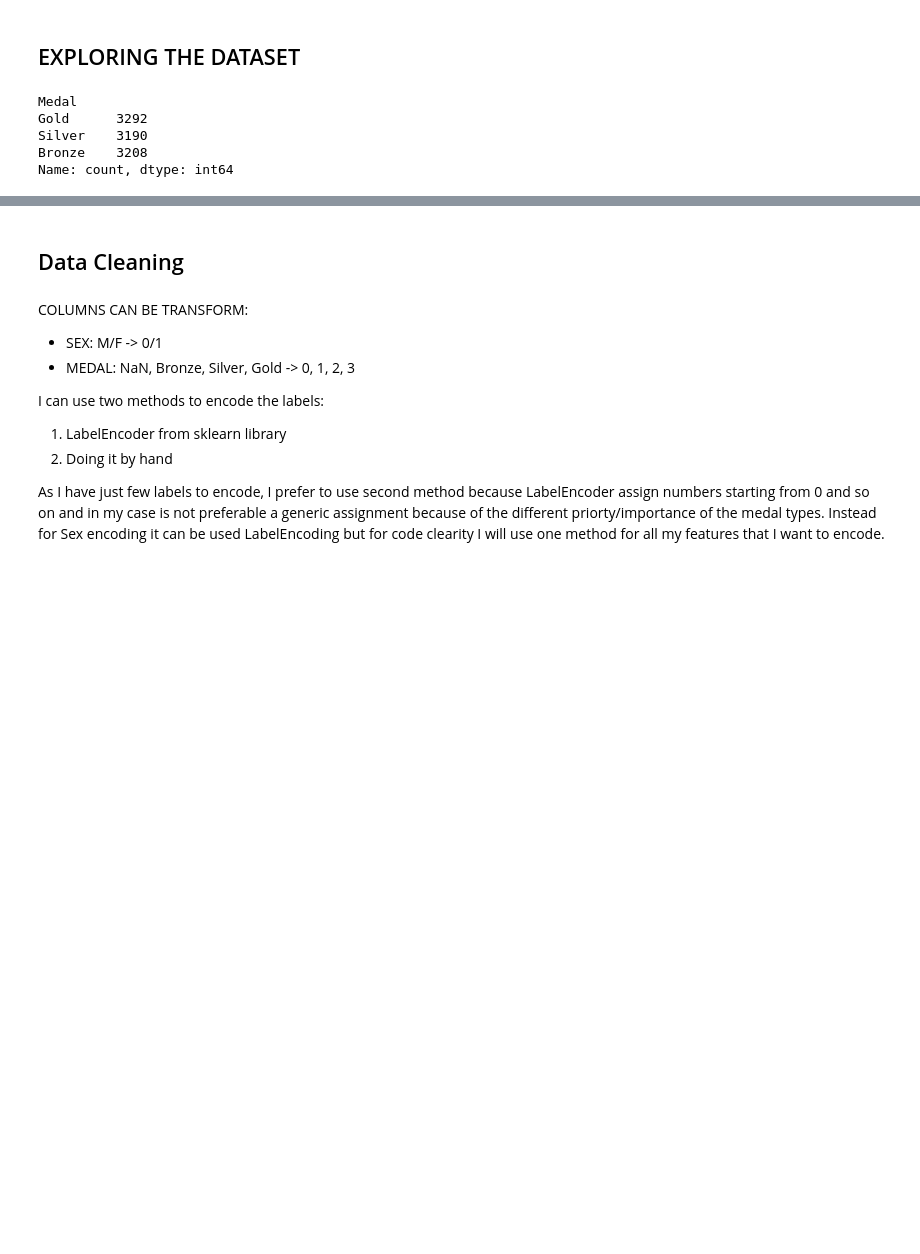
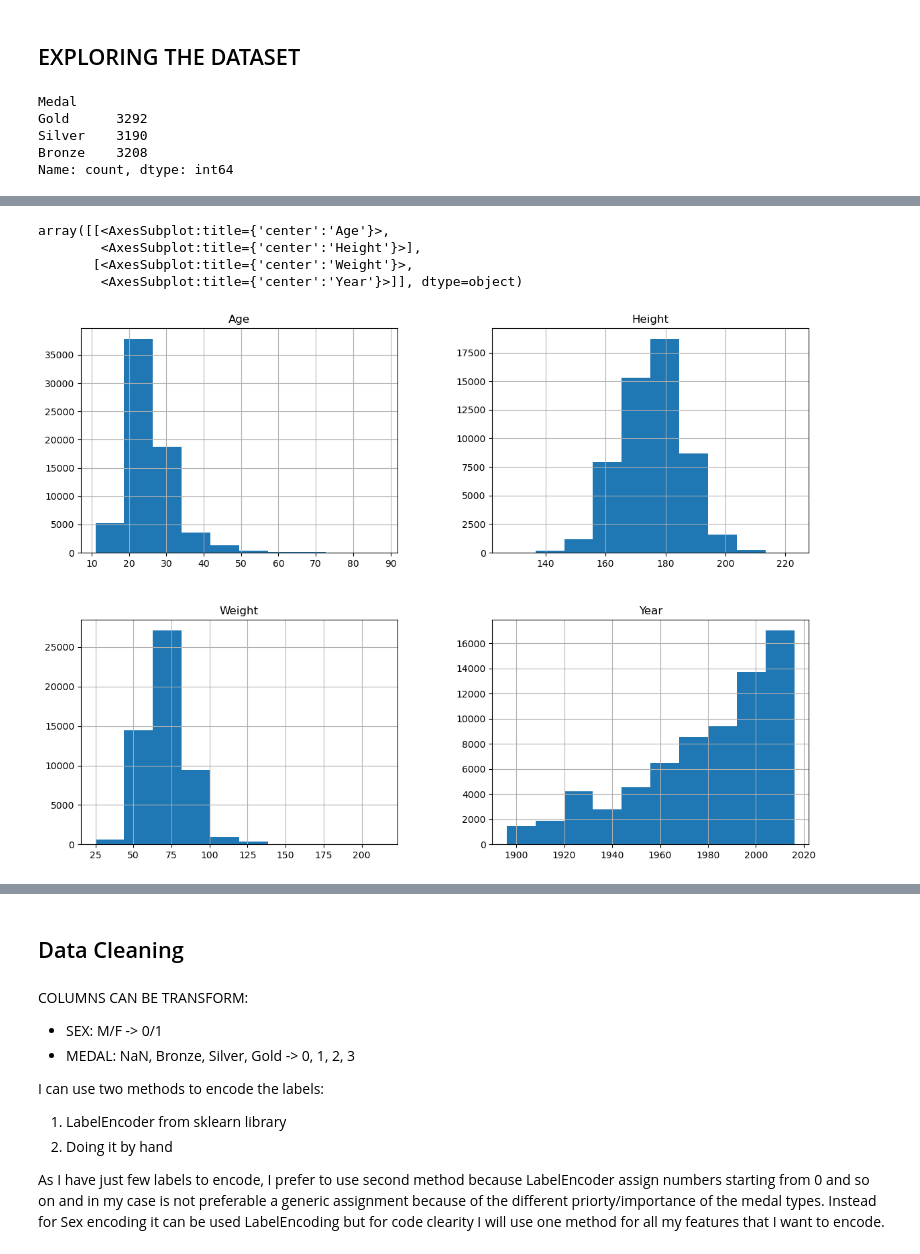
Before and after one commit to Onath/Programming_Project_Olympic_Data, a Jupyter notebook: VR503361_final_project_olympic_data.ipynb, the cells around one changed output, grey strips where cells are left out. Cells and saved outputs as stored; diff of their text form; code cells hidden in the pictures; blank space fills up the shorter version.

```diff
--- a/VR503361_final_project_olympic_data.ipynb
+++ b/VR503361_final_project_olympic_data.ipynb
@@ -64,0 +76,8 @@ Name: count, dtype: int64
+# %%
+olympic_df.drop(columns='ID').hist(figsize=(14,10))
+# %% [output]
+array([[<AxesSubplot:title={'center':'Age'}>,
+        <AxesSubplot:title={'center':'Height'}>],
+       [<AxesSubplot:title={'center':'Weight'}>,
+        <AxesSubplot:title={'center':'Year'}>]], dtype=object)
+[figure, added]
```
Also changed, not shown: parts of 33 cells of this notebook.
